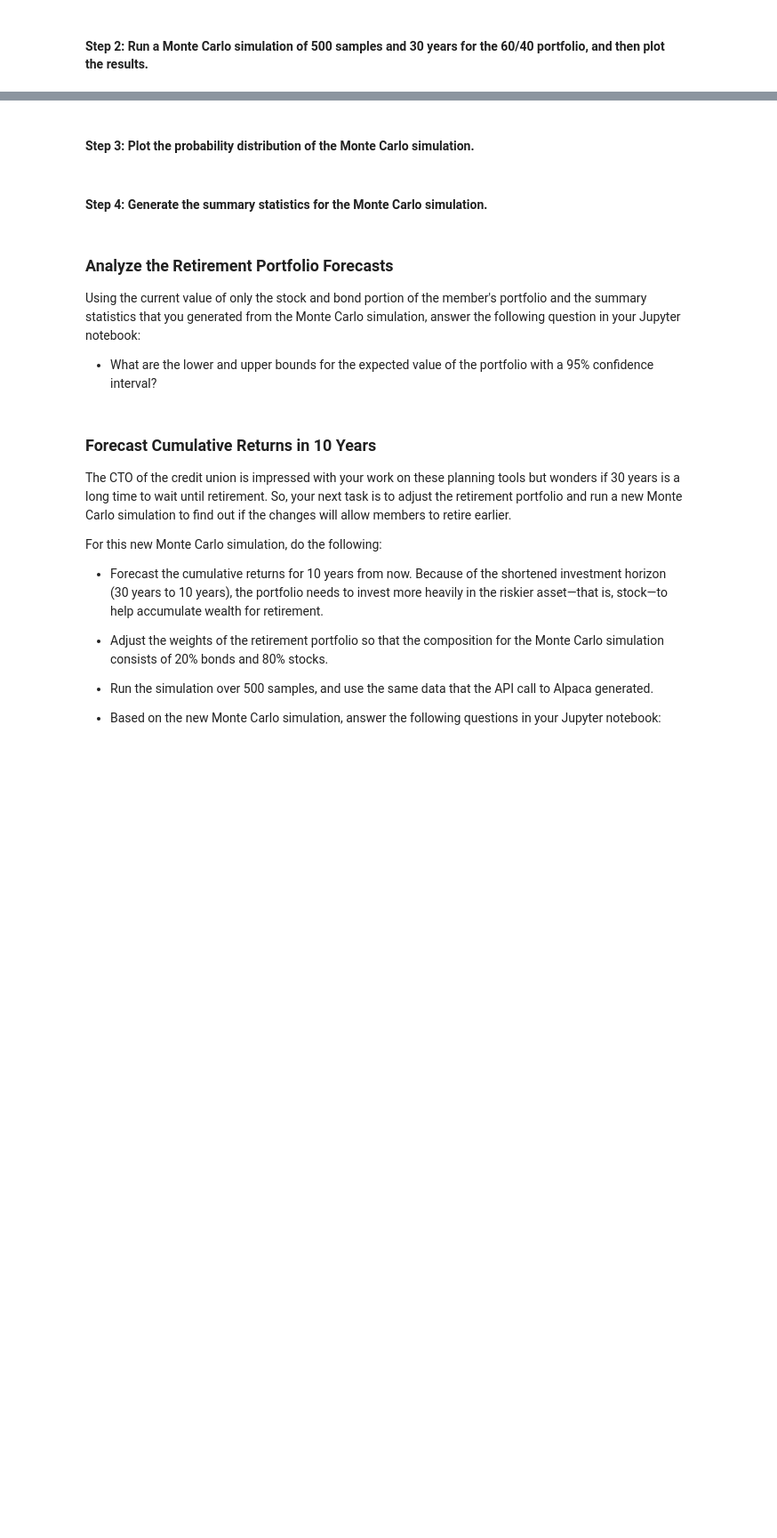
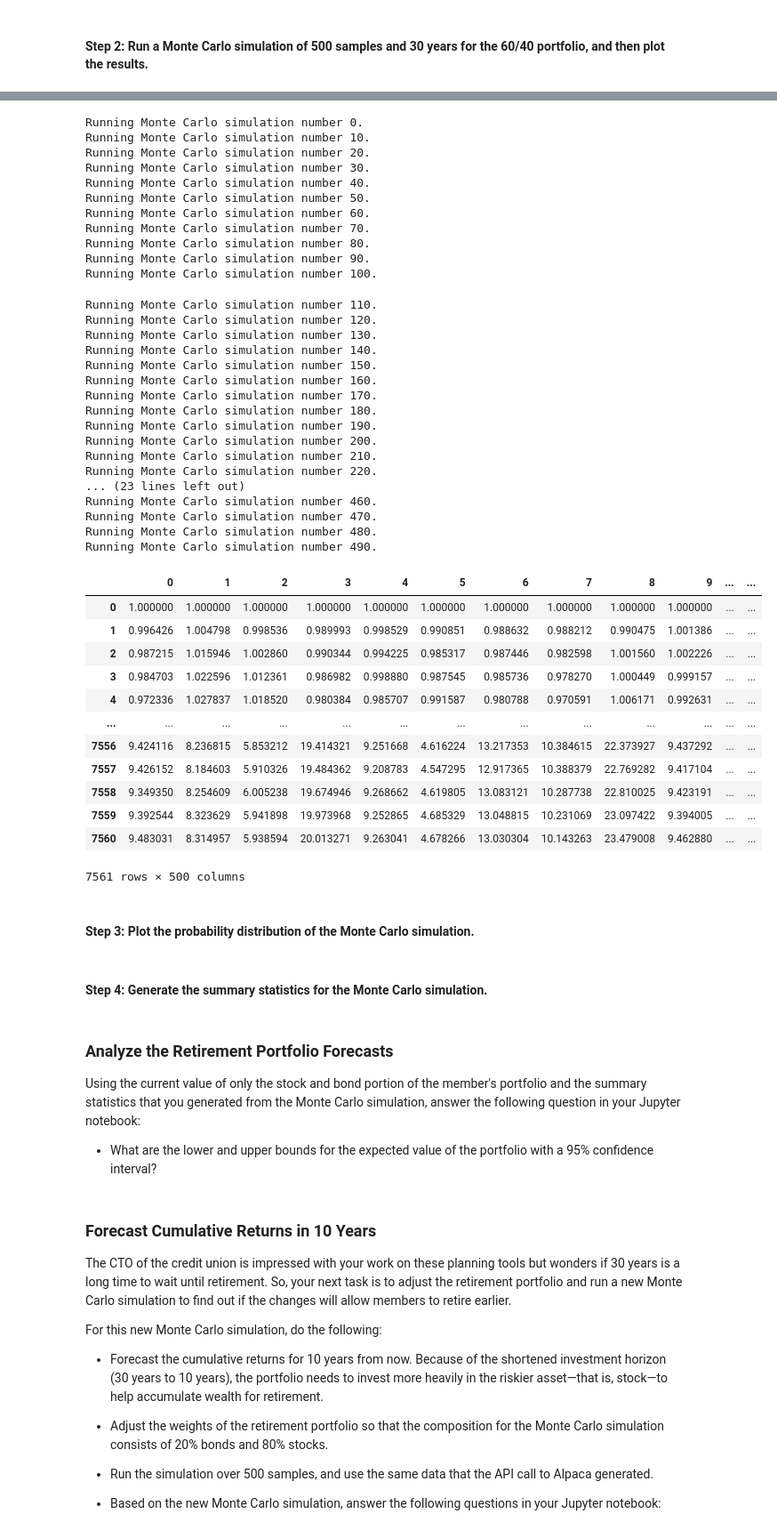
Before and after one commit to AndrewRBader/module5_challenge, a Jupyter notebook: financial_planning_tools.ipynb, the cells around one changed output, grey strips where cells are left out. Shown at 89% size. Cells and saved outputs as stored; diff of their text form; code cells hidden in the pictures; blank space fills up the shorter version.

Commit message:
ran 30 year MC simulation

```diff
--- a/financial_planning_tools.ipynb
+++ b/financial_planning_tools.ipynb
@@ -514,7 +518,14 @@ display(alpaca_portfolio_df.tail(5))
 # Configure the Monte Carlo simulation to forecast 30 years cumulative returns
 # The weights should be split 40% to AGG and 60% to SPY.
 # Run 500 samples.
-# YOUR CODE HERE
+
+MC_30year_simulation = MCSimulation(
+    portfolio_data = alpaca_portfolio_df,
+    weights = [0.40,0.60],
+    num_simulation = 500,
+    num_trading_days = 252*30
+)
 
 # Review the simulation input data
-# YOUR CODE HERE
+# grabbing the portfolio dataframe via key:value pair in the MCSimulation object and printing out first 5 rows via .head() function
+MC_30year_simulation.portfolio_data.head()
@@ -521,6 +541,50 @@ display(alpaca_portfolio_df.tail(5))
 # %%
 # Run the Monte Carlo simulation to forecast 30 years cumulative returns
-# YOUR CODE HERE
+
+# Running simulation on the 30 year simulation instance
+MC_30year_simulation.calc_cumulative_return()
+# %% [output]
+Running Monte Carlo simulation number 0.
+Running Monte Carlo simulation number 10.
+Running Monte Carlo simulation number 20.
+Running Monte Carlo simulation number 30.
+Running Monte Carlo simulation number 40.
+Running Monte Carlo simulation number 50.
+Running Monte Carlo simulation number 60.
+Running Monte Carlo simulation number 70.
+Running Monte Carlo simulation number 80.
+Running Monte Carlo simulation number 90.
+Running Monte Carlo simulation number 100.
+Running Monte Carlo simulation number 110.
+Running Monte Carlo simulation number 120.
+Running Monte Carlo simulation number 130.
+Running Monte Carlo simulation number 140.
+Running Monte Carlo simulation number 150.
+Running Monte Carlo simulation number 160.
+Running Monte Carlo simulation number 170.
+Running Monte Carlo simulation number 180.
+Running Monte Carlo simulation number 190.
+Running Monte Carlo simulation number 200.
+Running Monte Carlo simulation number 210.
+Running Monte Carlo simulation number 220.
+... (23 lines left out)
+Running Monte Carlo simulation number 460.
+Running Monte Carlo simulation number 470.
+Running Monte Carlo simulation number 480.
+Running Monte Carlo simulation number 490.
+|  | 0 | 1 | 2 | 3 | 4 | 5 | 6 | 7 | 8 | 9 | ... | ... |
+| 0 | 1.000000 | 1.000000 | 1.000000 | 1.000000 | 1.000000 | 1.000000 | 1.000000 | 1.000000 | 1.000000 | 1.000000 | ... | ... |
+| 1 | 0.996426 | 1.004798 | 0.998536 | 0.989993 | 0.998529 | 0.990851 | 0.988632 | 0.988212 | 0.990475 | 1.001386 | ... | ... |
+| 2 | 0.987215 | 1.015946 | 1.002860 | 0.990344 | 0.994225 | 0.985317 | 0.987446 | 0.982598 | 1.001560 | 1.002226 | ... | ... |
+| 3 | 0.984703 | 1.022596 | 1.012361 | 0.986982 | 0.998880 | 0.987545 | 0.985736 | 0.978270 | 1.000449 | 0.999157 | ... | ... |
+| 4 | 0.972336 | 1.027837 | 1.018520 | 0.980384 | 0.985707 | 0.991587 | 0.980788 | 0.970591 | 1.006171 | 0.992631 | ... | ... |
+| ... | ... | ... | ... | ... | ... | ... | ... | ... | ... | ... | ... | ... |
+| 7556 | 9.424116 | 8.236815 | 5.853212 | 19.414321 | 9.251668 | 4.616224 | 13.217353 | 10.384615 | 22.373927 | 9.437292 | ... | ... |
+| 7557 | 9.426152 | 8.184603 | 5.910326 | 19.484362 | 9.208783 | 4.547295 | 12.917365 | 10.388379 | 22.769282 | 9.417104 | ... | ... |
+| 7558 | 9.349350 | 8.254609 | 6.005238 | 19.674946 | 9.268662 | 4.619805 | 13.083121 | 10.287738 | 22.810025 | 9.423191 | ... | ... |
+| 7559 | 9.392544 | 8.323629 | 5.941898 | 19.973968 | 9.252865 | 4.685329 | 13.048815 | 10.231069 | 23.097422 | 9.394005 | ... | ... |
+| 7560 | 9.483031 | 8.314957 | 5.938594 | 20.013271 | 9.263041 | 4.678266 | 13.030304 | 10.143263 | 23.479008 | 9.462880 | ... | ... |
+7561 rows × 500 columns
 # %%
 # Visualize the 30-year Monte Carlo simulation by creating an
 # overlay line plot
```
Also changed, not shown: parts of 3 cells of this notebook.
